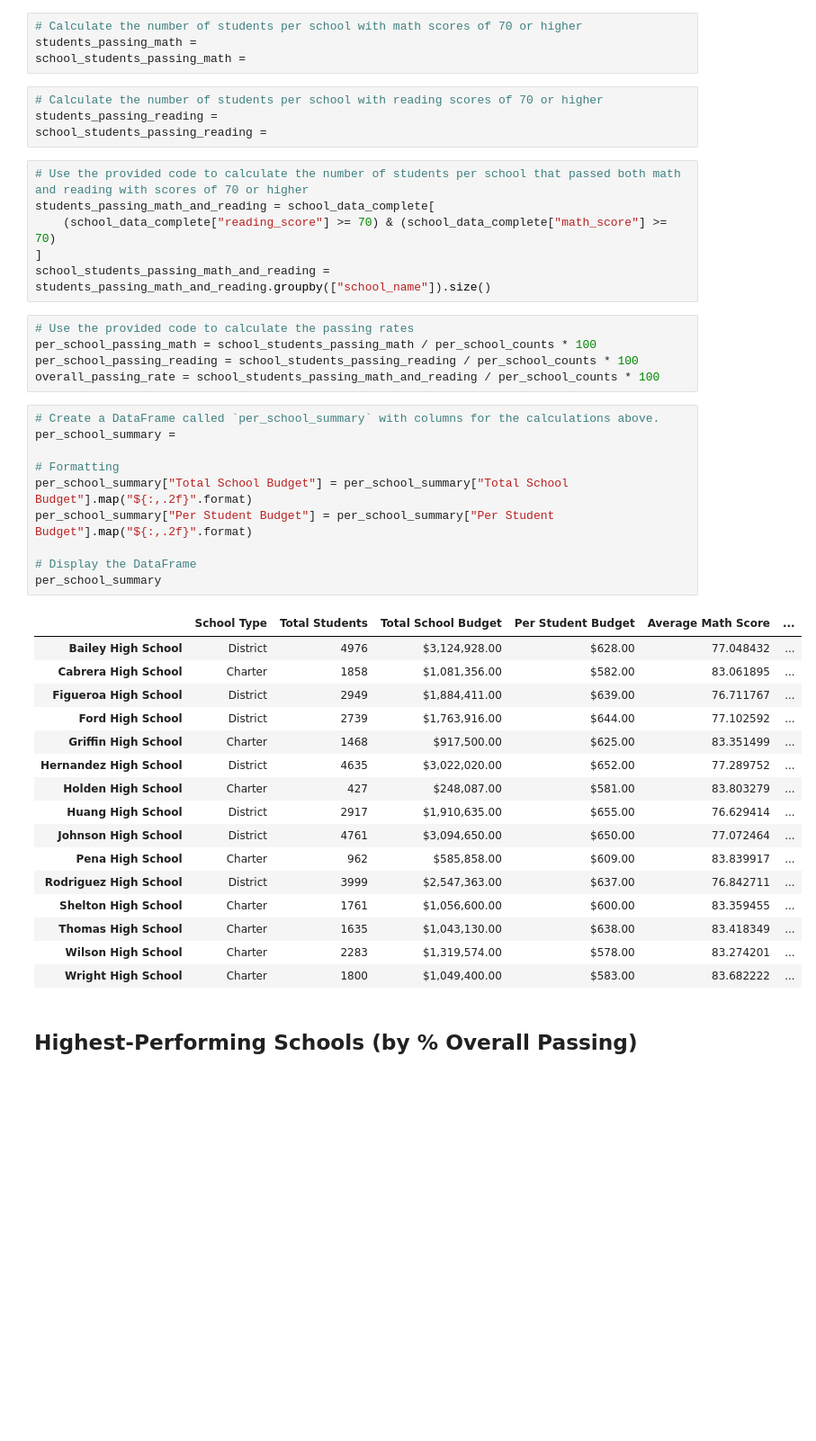
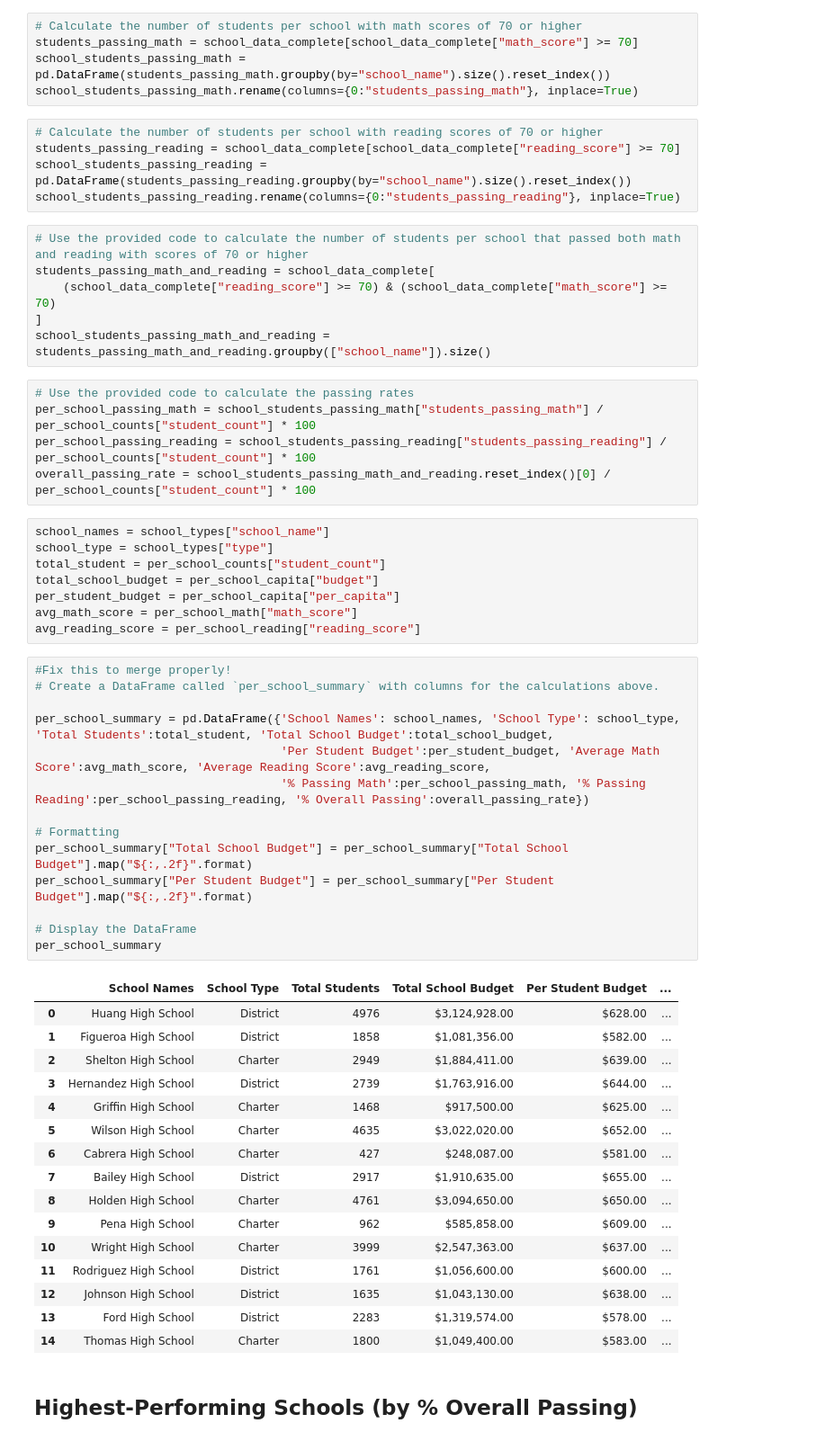
Before and after one commit to jayparikh1998/UofT-Bootcamp, a Jupyter notebook: pandas_challenge/PyCitySchools/PyCitySchools_starter.ipynb, the cells around one changed output. Shown: that part at 90% size. Drawn from its saved outputs; the diff is of its cells as text; blank space fills up the shorter version.

Commit message:
Updated code
Almost finished school summary python script file. Need to fix the merge

```diff
--- a/pandas_challenge/PyCitySchools/PyCitySchools_starter.ipynb
+++ b/pandas_challenge/PyCitySchools/PyCitySchools_starter.ipynb
@@ -119,11 +175,13 @@ per_school_reading =
 # %%
 # Calculate the number of students per school with math scores of 70 or higher
-students_passing_math =
-school_students_passing_math =
+students_passing_math = school_data_complete[school_data_complete["math_score"] >= 70]
+school_students_passing_math = pd.DataFrame(students_passing_math.groupby(by="school_name").size().reset_index())
+school_students_passing_math.rename(columns={0:"students_passing_math"}, inplace=True)
 # %%
 # Calculate the number of students per school with reading scores of 70 or higher
-students_passing_reading =
-school_students_passing_reading =
+students_passing_reading = school_data_complete[school_data_complete["reading_score"] >= 70]
+school_students_passing_reading = pd.DataFrame(students_passing_reading.groupby(by="school_name").size().reset_index())
+school_students_passing_reading.rename(columns={0:"students_passing_reading"}, inplace=True)
 # %%
 # Use the provided code to calculate the number of students per school that passed both math and reading with scores of 70 or higher
 students_passing_math_and_reading = school_data_complete[
@@ -132,36 +190,48 @@ students_passing_math_and_reading = school_data_complete[
 school_students_passing_math_and_reading = students_passing_math_and_reading.groupby(["school_name"]).size()
 # %%
 # Use the provided code to calculate the passing rates
-per_school_passing_math = school_students_passing_math / per_school_counts * 100
-per_school_passing_reading = school_students_passing_reading / per_school_counts * 100
-overall_passing_rate = school_students_passing_math_and_reading / per_school_counts * 100
+per_school_passing_math = school_students_passing_math["students_passing_math"] / per_school_counts["student_count"] * 100
+per_school_passing_reading = school_students_passing_reading["students_passing_reading"] / per_school_counts["student_count"] * 100
+overall_passing_rate = school_students_passing_math_and_reading.reset_index()[0] / per_school_counts["student_count"] * 100
+# %%
+school_names = school_types["school_name"]
+school_type = school_types["type"]
+total_student = per_school_counts["student_count"]
+total_school_budget = per_school_capita["budget"]
+per_student_budget = per_school_capita["per_capita"]
+avg_math_score = per_school_math["math_score"]
+avg_reading_score = per_school_reading["reading_score"]
 # %%
+#Fix this to merge properly!
 # Create a DataFrame called `per_school_summary` with columns for the calculations above.
-per_school_summary =
+
+per_school_summary = pd.DataFrame({'School Names': school_names, 'School Type': school_type, 'Total Students':total_student, 'Total School Budget':total_school_budget,
+                                   'Per Student Budget':per_student_budget, 'Average Math Score':avg_math_score, 'Average Reading Score':avg_reading_score,
+                                   '% Passing Math':per_school_passing_math, '% Passing Reading':per_school_passing_reading, '% Overall Passing':overall_passing_rate})
 
 # Formatting
 per_school_summary["Total School Budget"] = per_school_summary["Total School Budget"].map("${:,.2f}".format)
 per_school_summary["Per Student Budget"] = per_school_summary["Per Student Budget"].map("${:,.2f}".format)
 
 # Display the DataFrame
 per_school_summary
 # %% [output]
-|  | School Type | Total Students | Total School Budget | Per Student Budget | Average Math Score | ... |
-| Bailey High School | District | 4976 | $3,124,928.00 | $628.00 | 77.048432 | ... |
-| Cabrera High School | Charter | 1858 | $1,081,356.00 | $582.00 | 83.061895 | ... |
-| Figueroa High School | District | 2949 | $1,884,411.00 | $639.00 | 76.711767 | ... |
-| Ford High School | District | 2739 | $1,763,916.00 | $644.00 | 77.102592 | ... |
-| Griffin High School | Charter | 1468 | $917,500.00 | $625.00 | 83.351499 | ... |
-| Hernandez High School | District | 4635 | $3,022,020.00 | $652.00 | 77.289752 | ... |
-| Holden High School | Charter | 427 | $248,087.00 | $581.00 | 83.803279 | ... |
-| Huang High School | District | 2917 | $1,910,635.00 | $655.00 | 76.629414 | ... |
-| Johnson High School | District | 4761 | $3,094,650.00 | $650.00 | 77.072464 | ... |
-| Pena High School | Charter | 962 | $585,858.00 | $609.00 | 83.839917 | ... |
-| Rodriguez High School | District | 3999 | $2,547,363.00 | $637.00 | 76.842711 | ... |
-| Shelton High School | Charter | 1761 | $1,056,600.00 | $600.00 | 83.359455 | ... |
-| Thomas High School | Charter | 1635 | $1,043,130.00 | $638.00 | 83.418349 | ... |
-| Wilson High School | Charter | 2283 | $1,319,574.00 | $578.00 | 83.274201 | ... |
-| Wright High School | Charter | 1800 | $1,049,400.00 | $583.00 | 83.682222 | ... |
+|  | School Names | School Type | Total Students | Total School Budget | Per Student Budget | ... |
+| 0 | Huang High School | District | 4976 | $3,124,928.00 | $628.00 | ... |
+| 1 | Figueroa High School | District | 1858 | $1,081,356.00 | $582.00 | ... |
+| 2 | Shelton High School | Charter | 2949 | $1,884,411.00 | $639.00 | ... |
+| 3 | Hernandez High School | District | 2739 | $1,763,916.00 | $644.00 | ... |
+| 4 | Griffin High School | Charter | 1468 | $917,500.00 | $625.00 | ... |
+| 5 | Wilson High School | Charter | 4635 | $3,022,020.00 | $652.00 | ... |
+| 6 | Cabrera High School | Charter | 427 | $248,087.00 | $581.00 | ... |
+| 7 | Bailey High School | District | 2917 | $1,910,635.00 | $655.00 | ... |
+| 8 | Holden High School | Charter | 4761 | $3,094,650.00 | $650.00 | ... |
+| 9 | Pena High School | Charter | 962 | $585,858.00 | $609.00 | ... |
+| 10 | Wright High School | Charter | 3999 | $2,547,363.00 | $637.00 | ... |
+| 11 | Rodriguez High School | District | 1761 | $1,056,600.00 | $600.00 | ... |
+| 12 | Johnson High School | District | 1635 | $1,043,130.00 | $638.00 | ... |
+| 13 | Ford High School | District | 2283 | $1,319,574.00 | $578.00 | ... |
+| 14 | Thomas High School | Charter | 1800 | $1,049,400.00 | $583.00 | ... |
 # %% [markdown]
 ## Highest-Performing Schools (by % Overall Passing)
 # %%
```
Also changed, not shown: parts of 4 cells of this notebook.
